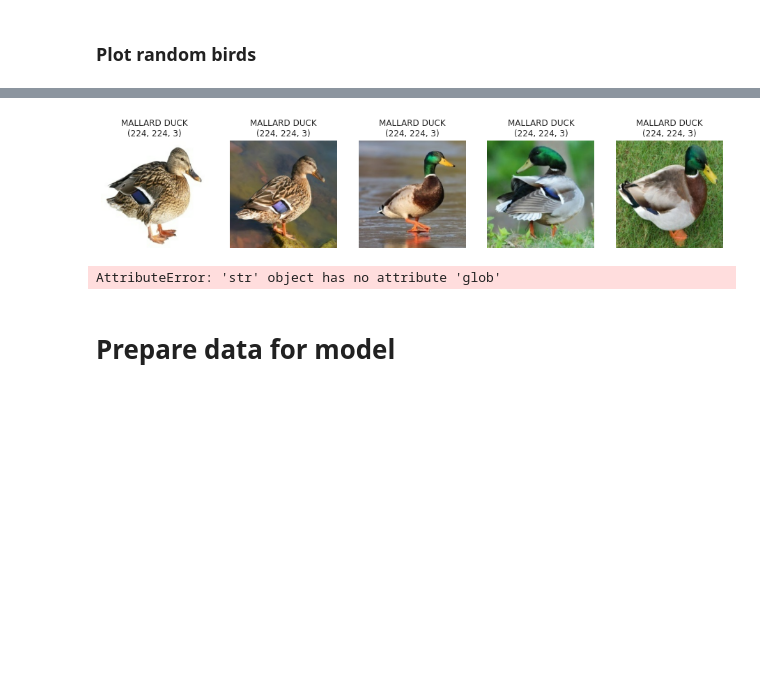
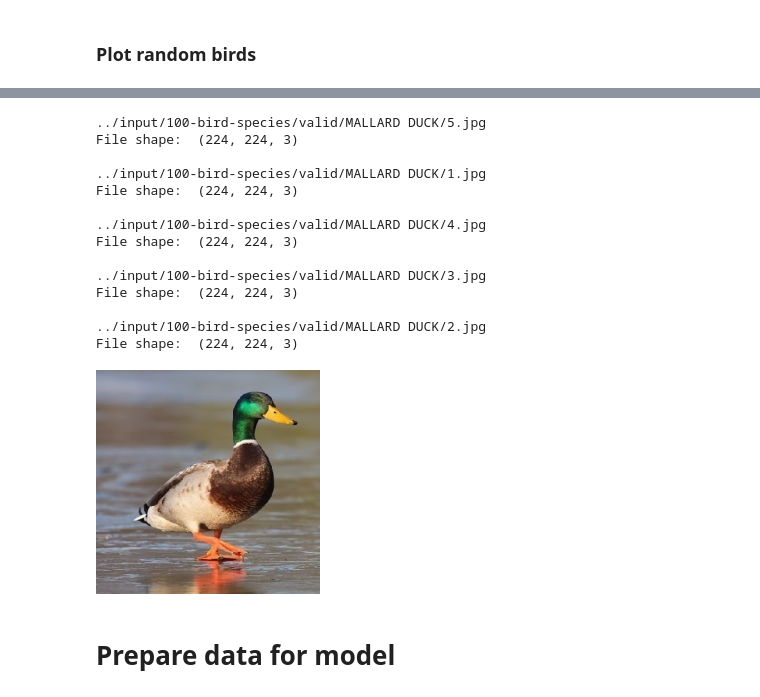
Before and after one commit to wagerc97/bird-image-recognition, a Jupyter notebook: bird-species-group-project.ipynb, the cells around one changed output, grey strips where cells are left out. Cells and saved outputs as stored; diff of their text form; code cells hidden in the pictures; blank space fills up the shorter version.

Commit message:
Kaggle Notebook | Bird Species - Group Project | Version 15

```diff
--- a/bird-species-group-project.ipynb
+++ b/bird-species-group-project.ipynb
@@ -145,12 +150,39 @@ def plot_random_bird(dirname):
-# %%
-plot_random_bird(valid_dir)
-# %% [output]
-[figure, removed]
-# %%
-MALLARD_DUCK = list(valid_dir.glob('MALARD DUCK/*'))
-PIL.Image.open(str(MALLARD_DUCK[0]))
-# %% [output]
-AttributeError: 'str' object has no attribute 'glob'
+# %%
+def showFirstBird(bird_name="MALLARD DUCK"):
+    """
+    Print out file paths of images in the valid_dir and show the first image of a given species.
+    """
+    import glob
+    img_files = []
+    for img in glob.glob(os.path.join(valid_dir, bird_name)+"/*"):
+        img_files.append(img)
+
+    for i in img_files:
+        print(i) # Print file path
+        ifile = tf.io.read_file(i) # Reads the contents of file
+        img_dec = tf.io.decode_image(ifile) # Decodes an image file
+        print("File shape: ", img_dec.shape, "\n")
+
+    img = PIL.Image.open(str(img_files[0]))
+    return img
+
+showFirstBird()
+# %% [output]
+../input/100-bird-species/valid/MALLARD DUCK/5.jpg
+File shape:  (224, 224, 3)
+
+../input/100-bird-species/valid/MALLARD DUCK/1.jpg
+File shape:  (224, 224, 3)
+
+../input/100-bird-species/valid/MALLARD DUCK/4.jpg
+File shape:  (224, 224, 3)
+
+../input/100-bird-species/valid/MALLARD DUCK/3.jpg
+File shape:  (224, 224, 3)
+
+../input/100-bird-species/valid/MALLARD DUCK/2.jpg
+File shape:  (224, 224, 3)
+[figure, added]
 # %% [markdown]
 # Prepare data for model
 # %% [markdown]
```
Also changed, not shown: parts of 6 cells of this notebook.
